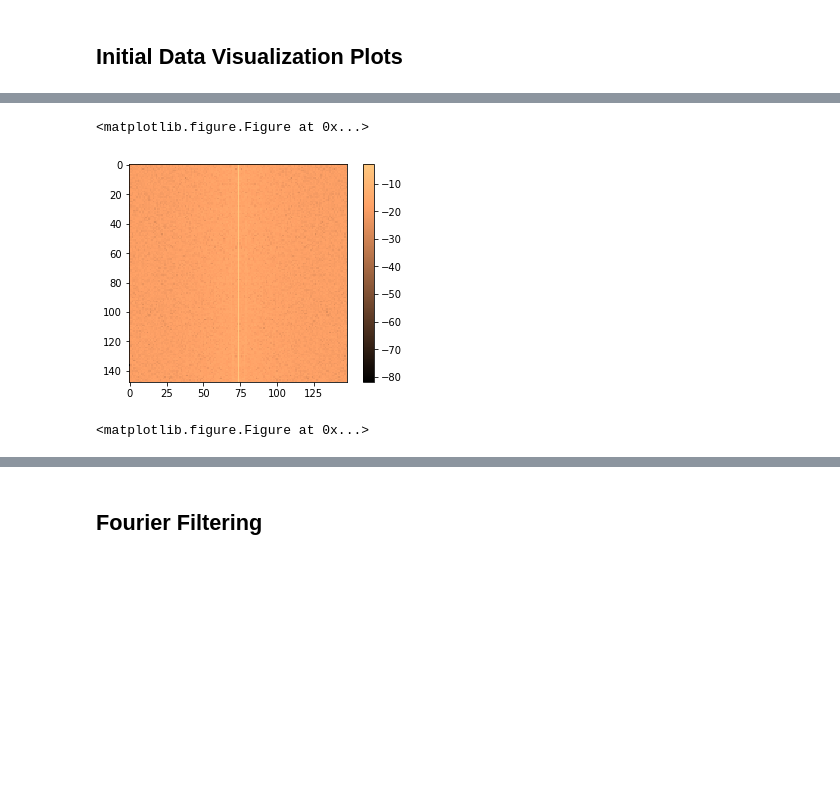
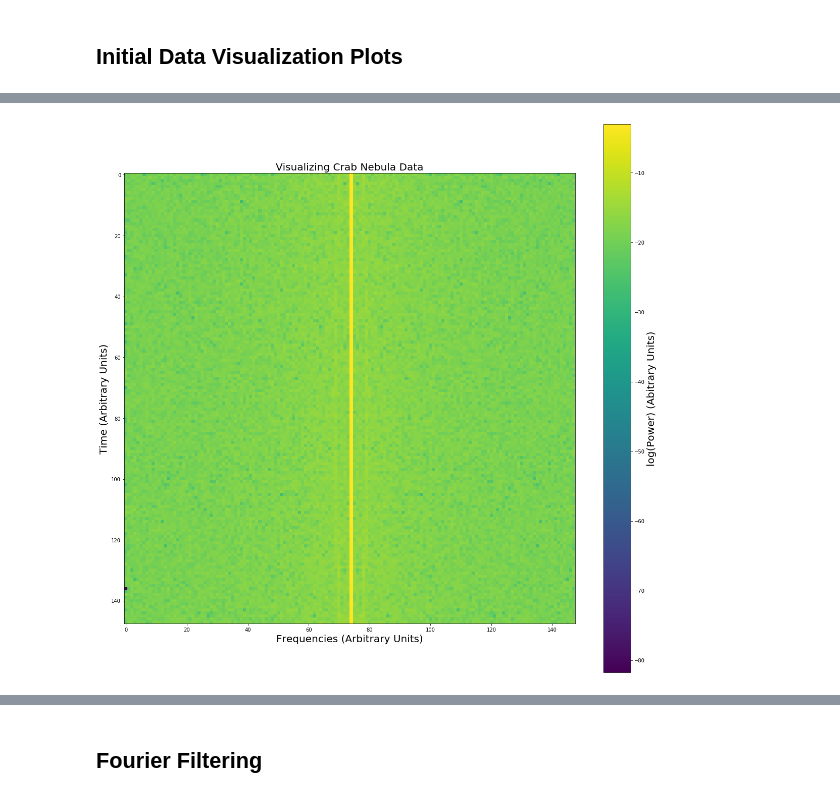
Before and after one commit to Jackmastr/3lab121, a Jupyter notebook: lab3Sabrina.ipynb, the cells around one changed output, grey strips where cells are left out. Saved outputs shown, nothing was run; the diff lists cells and outputs as text; code cells hidden in the pictures; blank space fills up the shorter version.

```diff
--- a/lab3Sabrina.ipynb
+++ b/lab3Sabrina.ipynb
@@ -69,6 +71,7 @@ def window(timeData, funcWindow, chunks):
     return windowData
 # %%
 data = r"/Users/sabrinaberger/3lab121/Fourier_Entertainment/"
+plot = r"/Users/sabrinaberger/Desktop/Lab3Plots/"
 
 # separating data into voltage (Volts) and time (unix time)
 crab = np.load(data + "CrabDataR40.npz")
@@ -101,14 +108,18 @@ plt.figure()
 # %%
 crab_reshape = np.array(crabV[:21904]).reshape((148,148))
 crab_fft_two_d = np.fft.fftshift(np.fft.fft(crab_reshape), axes = 1)
 
-plt.imshow((np.log(np.abs(crab_fft_two_d)**2)), cmap="copper")
-plt.colorbar()
-plt.figure()
+plt.figure(figsize=(20,20))
+plt.imshow((np.log(np.abs(crab_fft_two_d)**2)))
+plt.xlabel("Frequencies (Arbitrary Units)", fontsize = 20)
+plt.ylabel("Time (Arbitrary Units)", fontsize = 20)
+
+cbar = plt.colorbar()
+cbar.ax.set_ylabel('log(Power) (Abitrary Units)', fontsize = 20)
+plt.title("Visualizing Crab Nebula Data", fontsize = 20)
+plt.savefig(plot + "/waterfall_crab.pdf")
 # %% [output]
-<matplotlib.figure.Figure at 0x...>
-[figure, old version]
+[figure, new version]
-<matplotlib.figure.Figure at 0x...>
 # %%
 crab_power, crab_freqs = getPowerSpectra(crabV[:512], crabT)
 # %%
```
Also changed, not shown: parts of 8 cells of this notebook, 14 other files.
